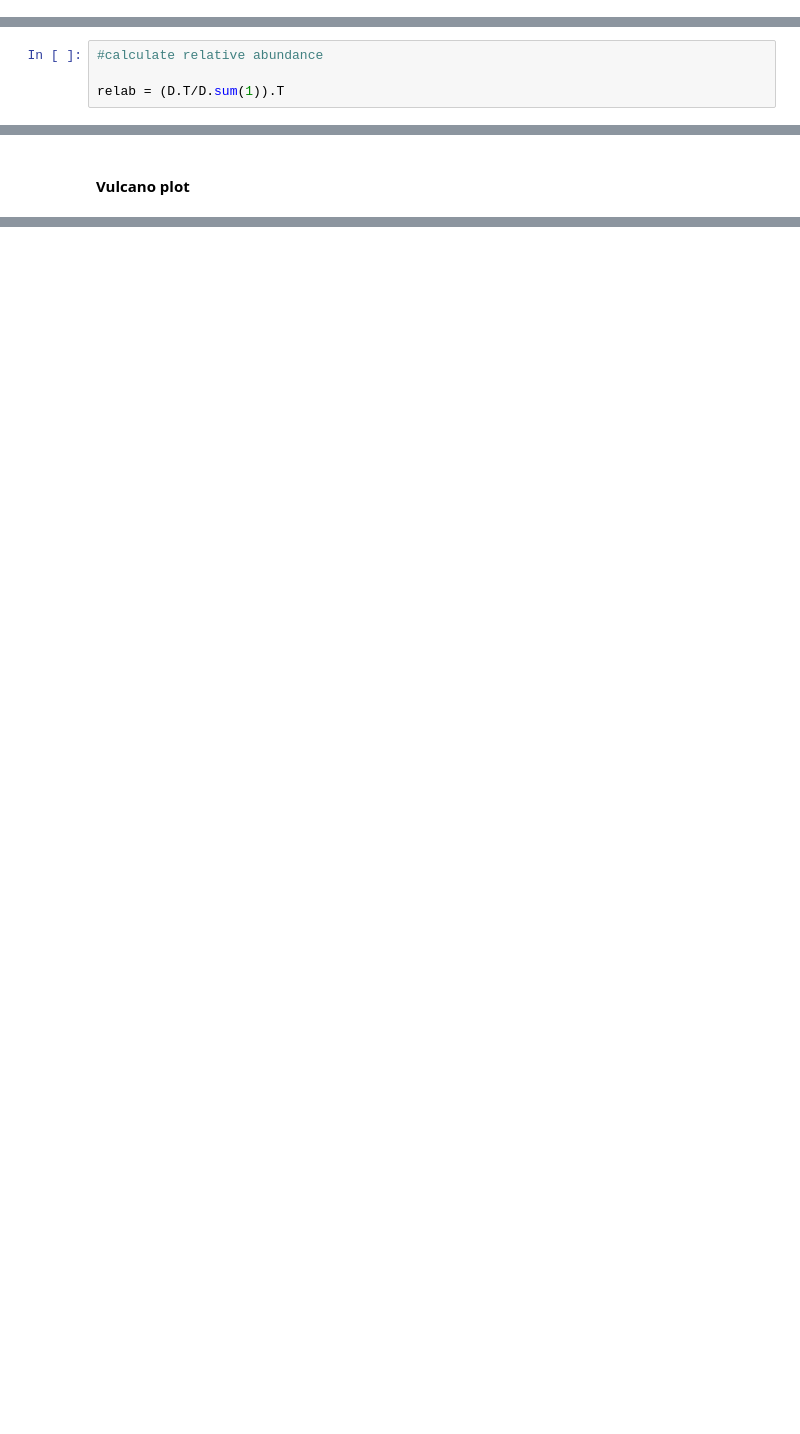
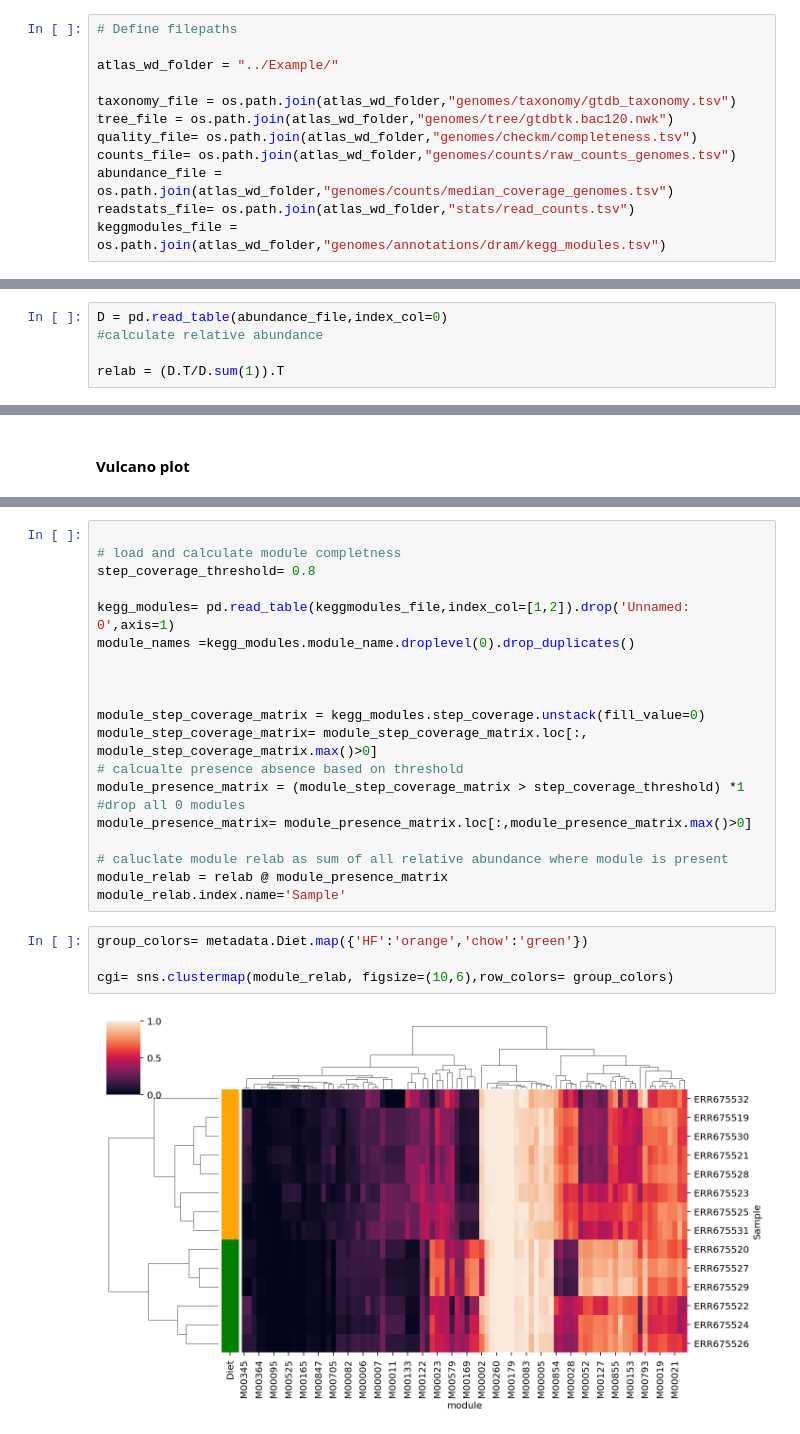
Before and after one commit to metagenome-atlas/Tutorial, a Jupyter notebook: Python/Differential_abundance.ipynb, the cells around one changed output, grey strips where cells are left out. Drawn from its saved outputs; the diff is of its cells as text; blank space fills up the shorter version.

```diff
--- a/Python/Differential_abundance.ipynb
+++ b/Python/Differential_abundance.ipynb
@@ -28,2 +29,14 @@ How does high-fat diet impact the microbiome of mice?
+# %%
+# Define filepaths
+
+atlas_wd_folder = "../Example/"
+
+taxonomy_file = os.path.join(atlas_wd_folder,"genomes/taxonomy/gtdb_taxonomy.tsv")
+tree_file = os.path.join(atlas_wd_folder,"genomes/tree/gtdbtk.bac120.nwk")
+quality_file= os.path.join(atlas_wd_folder,"genomes/checkm/completeness.tsv")
+counts_file= os.path.join(atlas_wd_folder,"genomes/counts/raw_counts_genomes.tsv")
+abundance_file = os.path.join(atlas_wd_folder,"genomes/counts/median_coverage_genomes.tsv")
+readstats_file= os.path.join(atlas_wd_folder,"stats/read_counts.tsv")
+keggmodules_file = os.path.join(atlas_wd_folder,"genomes/annotations/dram/kegg_modules.tsv")
 # %%
 # load metadata
@@ -49,4 +70,5 @@ D = pd.read_table("Results/counts/median_coverage_genomes.tsv",index_col=0)
 # %%
+D = pd.read_table(abundance_file,index_col=0)
 #calculate relative abundance
 
 relab = (D.T/D.sum(1)).T
@@ -178,0 +222,26 @@ Tax.loc[genome_of_interest]
+# %%
+
+# load and calculate module completness
+step_coverage_threshold= 0.8
+
+kegg_modules= pd.read_table(keggmodules_file,index_col=[1,2]).drop('Unnamed: 0',axis=1)
+module_names =kegg_modules.module_name.droplevel(0).drop_duplicates()
+
+
+
+module_step_coverage_matrix = kegg_modules.step_coverage.unstack(fill_value=0)
+module_step_coverage_matrix= module_step_coverage_matrix.loc[:, module_step_coverage_matrix.max()>0]
+# calcualte presence absence based on threshold
+module_presence_matrix = (module_step_coverage_matrix > step_coverage_threshold) *1
+#drop all 0 modules
+module_presence_matrix= module_presence_matrix.loc[:,module_presence_matrix.max()>0]
+
+# caluclate module relab as sum of all relative abundance where module is present
+module_relab = relab @ module_presence_matrix
+module_relab.index.name='Sample'
+# %%
+group_colors= metadata.Diet.map({'HF':'orange','chow':'green'})
+
+cgi= sns.clustermap(module_relab, figsize=(10,6),row_colors= group_colors)
+# %% [output]
+[figure, added]
```
Also changed, not shown: parts of 20 cells of this notebook, 7 other files.
